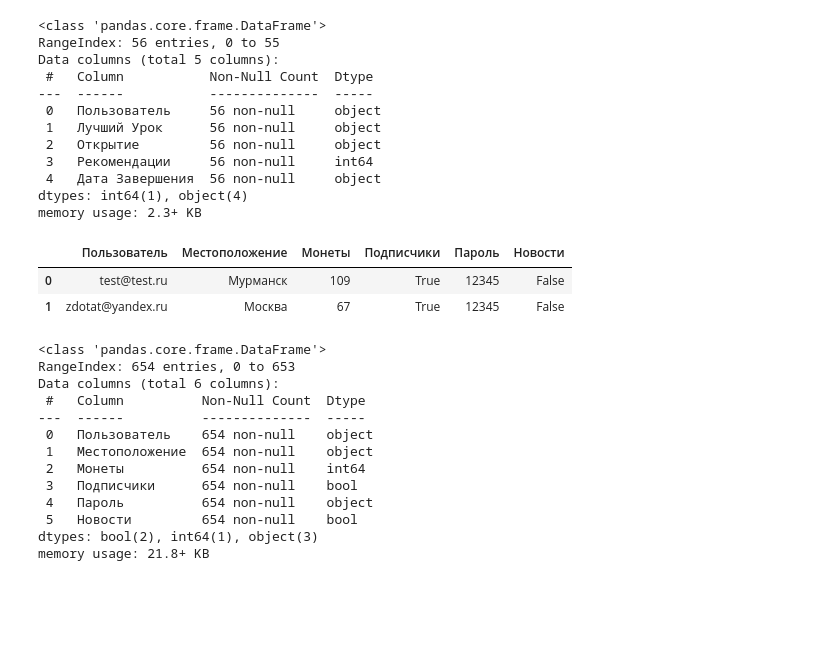
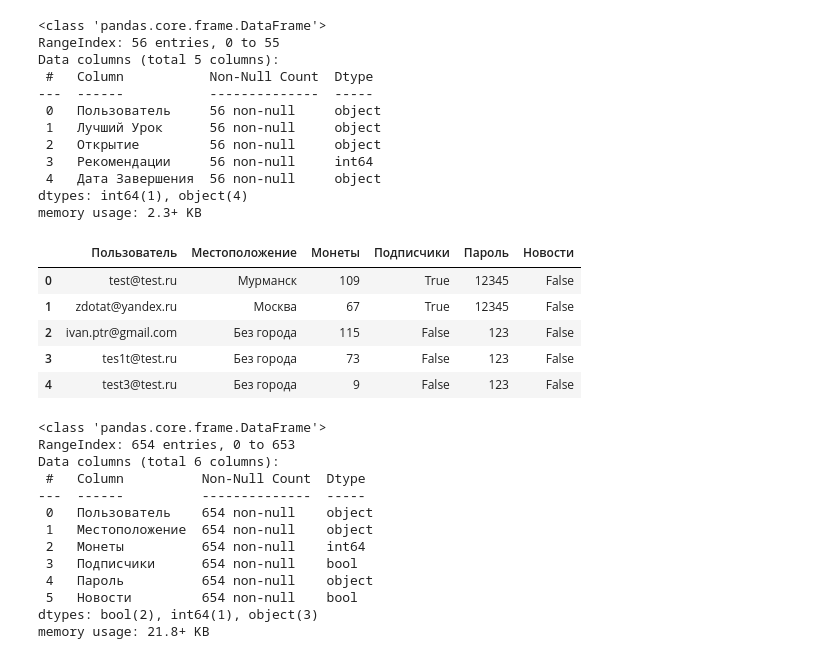
Before and after one commit to MaximZhambalov/Hackatone_10_2024_SF, a Jupyter notebook: 1_info.ipynb, the cells around one changed output. Cells and saved outputs as stored; diff of their text form; code cells hidden in the pictures; blank space fills up the shorter version.

```diff
--- a/1_info.ipynb
+++ b/1_info.ipynb
@@ -99,11 +99,14 @@ Data columns (total 5 columns):
 dtypes: int64(1), object(4)
 memory usage: 2.3+ KB
 # %%
-user_details.head(2)
+user_details.head()
 # %% [output]
 |  | Пользователь | Местоположение | Монеты | Подписчики | Пароль | Новости |
 | 0 | test@test.ru | Мурманск | 109 | True | 12345 | False |
 | 1 | zdotat@yandex.ru | Москва | 67 | True | 12345 | False |
+| 2 | ivan.ptr@gmail.com | Без города | 115 | False | 123 | False |
+| 3 | tes1t@test.ru | Без города | 73 | False | 123 | False |
+| 4 | test3@test.ru | Без города | 9 | False | 123 | False |
 # %%
 user_details.info()
 # %% [output]
```
Also changed, not shown: parts of 13 cells of this notebook, 1 other file.
